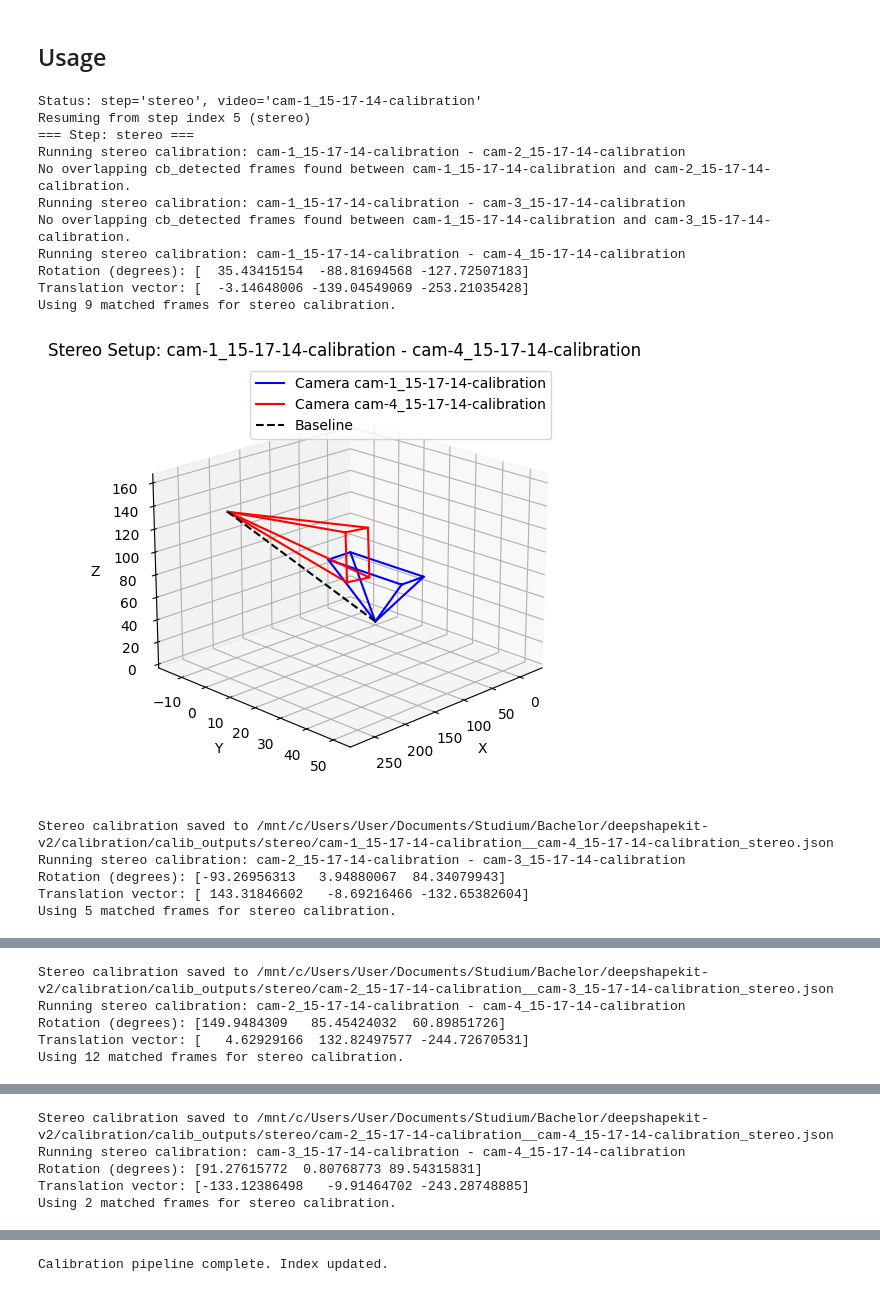
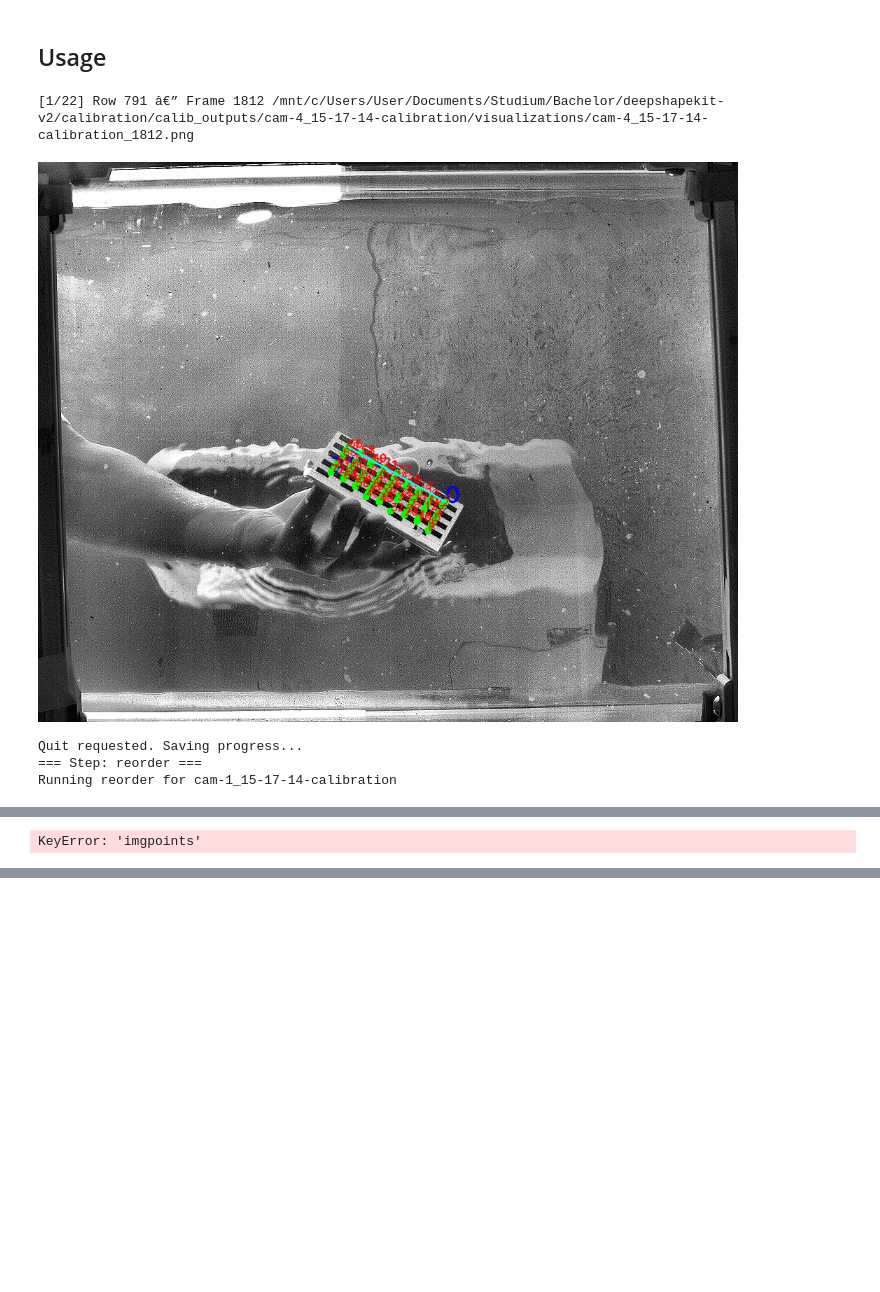
Before and after one commit to AllbaerEisstein/DeepShapeKit-v2, a Jupyter notebook: calibration/calibration.ipynb, the cells around one changed output, grey strips where cells are left out. Saved outputs shown, nothing was run; the diff lists cells and outputs as text; code cells hidden in the pictures; blank space fills up the shorter version.

```diff
--- a/calibration/calibration.ipynb
+++ b/calibration/calibration.ipynb
@@ -1172,7 +1172,7 @@ def stereo_calibrate(outdir, video1, video2, files_csv1, files_csv2, processed_p
 # %% [markdown]
 ## Usage
 # %%
-def calibrate_videos(videos, video_2_frame_number, outdir, cbrows, cbcols, slope_change_threshold_deg=15):
+def calibrate_videos(videos, video_2_frame_number, outdir, cbrows, cbcols, frame_step=1):
     """Full calibration pipeline that can resume using index.json status.
 
     Behavior:
@@ -1289,7 +1289,7 @@ def calibrate_videos(videos, video_2_frame_number, outdir, cbrows, cbcols, slope
             if not videos_for_extract:
                 print("No videos match videos_to_process filter for extract step.")
             else:
-                extract_from_video(videos_for_extract, video_2_frame_number, outdir, start_video=start_video_arg, start_frame=start_frame, frame_step=20)
+                extract_from_video(videos_for_extract, video_2_frame_number, outdir, start_video=start_video_arg, start_frame=start_frame, frame_step=frame_step)
                 index, status = load_status()
                 update_filters_from_status(status)
                 video_names = index.get('frame_folders', [])
@@ -1546,37 +1546,25 @@ def calibrate_videos(videos, video_2_frame_number, outdir, cbrows, cbcols, slope
 # %%
 # videos = [
 #     '/media/jonathan/library/fish_data/bluegill_calib/cam-1/cam-1_15-17-14-calibration.avi',
 #     '/media/jonathan/library/fish_data/bluegill_calib/cam-2/cam-2_15-17-14-calibration.avi',
 #     '/media/jonathan/library/fish_data/bluegill_calib/cam-3/cam-3_15-17-14-calibration.avi',
 #     '/media/jonathan/library/fish_data/bluegill_calib/cam-4/cam-4_15-17-14-calibration.avi'
 # ]
 
 videos = [
     '/mnt/c/Users/User/Documents/Studium/Bachelor/deepshapekit-v2/bluegill_data/videos/bluegill_calib/cam-1/cam-1_15-17-14-calibration.avi',
     '/mnt/c/Users/User/Documents/Studium/Bachelor/deepshapekit-v2/bluegill_data/videos/bluegill_calib/cam-2/cam-2_15-17-14-calibration.avi',
     '/mnt/c/Users/User/Documents/Studium/Bachelor/deepshapekit-v2/bluegill_data/videos/bluegill_calib/cam-3/cam-3_15-17-14-calibration.avi',
     '/mnt/c/Users/User/Documents/Studium/Bachelor/deepshapekit-v2/bluegill_data/videos/bluegill_calib/cam-4/cam-4_15-17-14-calibration.avi'
 ]
 video_2_frame_number = '/mnt/c/Users/User/Documents/Studium/Bachelor/deepshapekit-v2/bluegill_data/videos/bluegill_calib/video_2_frame_number.json'
 outdir = '/mnt/c/Users/User/Documents/Studium/Bachelor/deepshapekit-v2/calibration/calib_outputs'
 cbrows, cbcols = 8, 9  # inner corner counts used for detection/calibration
 
-calibrate_videos(videos, video_2_frame_number, outdir, cbrows, cbcols)
+calibrate_videos(videos, video_2_frame_number, outdir, cbrows, cbcols, frame_step=4)
 # %% [output]
-Status: step='stereo', video='cam-1_15-17-14-calibration'
-Resuming from step index 5 (stereo)
-=== Step: stereo ===
-Running stereo calibration: cam-1_15-17-14-calibration - cam-2_15-17-14-calibration
-No overlapping cb_detected frames found between cam-1_15-17-14-calibration and cam-2_15-17-14-calibration.
-Running stereo calibration: cam-1_15-17-14-calibration - cam-3_15-17-14-calibration
-No overlapping cb_detected frames found between cam-1_15-17-14-calibration and cam-3_15-17-14-calibration.
-Running stereo calibration: cam-1_15-17-14-calibration - cam-4_15-17-14-calibration
-Rotation (degrees): [  35.43415154  -88.81694568 -127.72507183]
-Translation vector: [  -3.14648006 -139.04549069 -253.21035428]
-Using 9 matched frames for stereo calibration.
+[1/22] Row 791 â€” Frame 1812 /mnt/c/Users/User/Documents/Studium/Bachelor/deepshapekit-v2/calibration/calib_outputs/cam-4_15-17-14-calibration/visualizations/cam-4_15-17-14-calibration_1812.png
-[figure, old version]
+[figure, new version]
-Stereo calibration saved to /mnt/c/Users/User/Documents/Studium/Bachelor/deepshapekit-v2/calibration/calib_outputs/stereo/cam-1_15-17-14-calibration__cam-4_15-17-14-calibration_stereo.json
-Running stereo calibration: cam-2_15-17-14-calibration - cam-3_15-17-14-calibration
-Rotation (degrees): [-93.26956313   3.94880067  84.34079943]
-Translation vector: [ 143.31846602   -8.69216466 -132.65382604]
-Using 5 matched frames for stereo calibration.
+Quit requested. Saving progress...
+=== Step: reorder ===
+Running reorder for cam-1_15-17-14-calibration
@@ -1584,5 +1571 @@ Using 5 matched frames for stereo calibration.
-Stereo calibration saved to /mnt/c/Users/User/Documents/Studium/Bachelor/deepshapekit-v2/calibration/calib_outputs/stereo/cam-2_15-17-14-calibration__cam-3_15-17-14-calibration_stereo.json
-Running stereo calibration: cam-2_15-17-14-calibration - cam-4_15-17-14-calibration
-Rotation (degrees): [149.9484309   85.45424032  60.89851726]
-Translation vector: [   4.62929166  132.82497577 -244.72670531]
-Using 12 matched frames for stereo calibration.
+KeyError: 'imgpoints'
@@ -1590,5 +1571,0 @@ Using 12 matched frames for stereo calibration.
-Stereo calibration saved to /mnt/c/Users/User/Documents/Studium/Bachelor/deepshapekit-v2/calibration/calib_outputs/stereo/cam-2_15-17-14-calibration__cam-4_15-17-14-calibration_stereo.json
-Running stereo calibration: cam-3_15-17-14-calibration - cam-4_15-17-14-calibration
-Rotation (degrees): [91.27615772  0.80768773 89.54315831]
-Translation vector: [-133.12386498   -9.91464702 -243.28748885]
-Using 2 matched frames for stereo calibration.
@@ -1600 +1571,0 @@ Stereo calibration saved to /mnt/c/Users/User/Documents/Studium/Bachelor/deepsha
-Calibration pipeline complete. Index updated.
```
Also changed, not shown: parts of 1 cell of this notebook, 13 other files.
